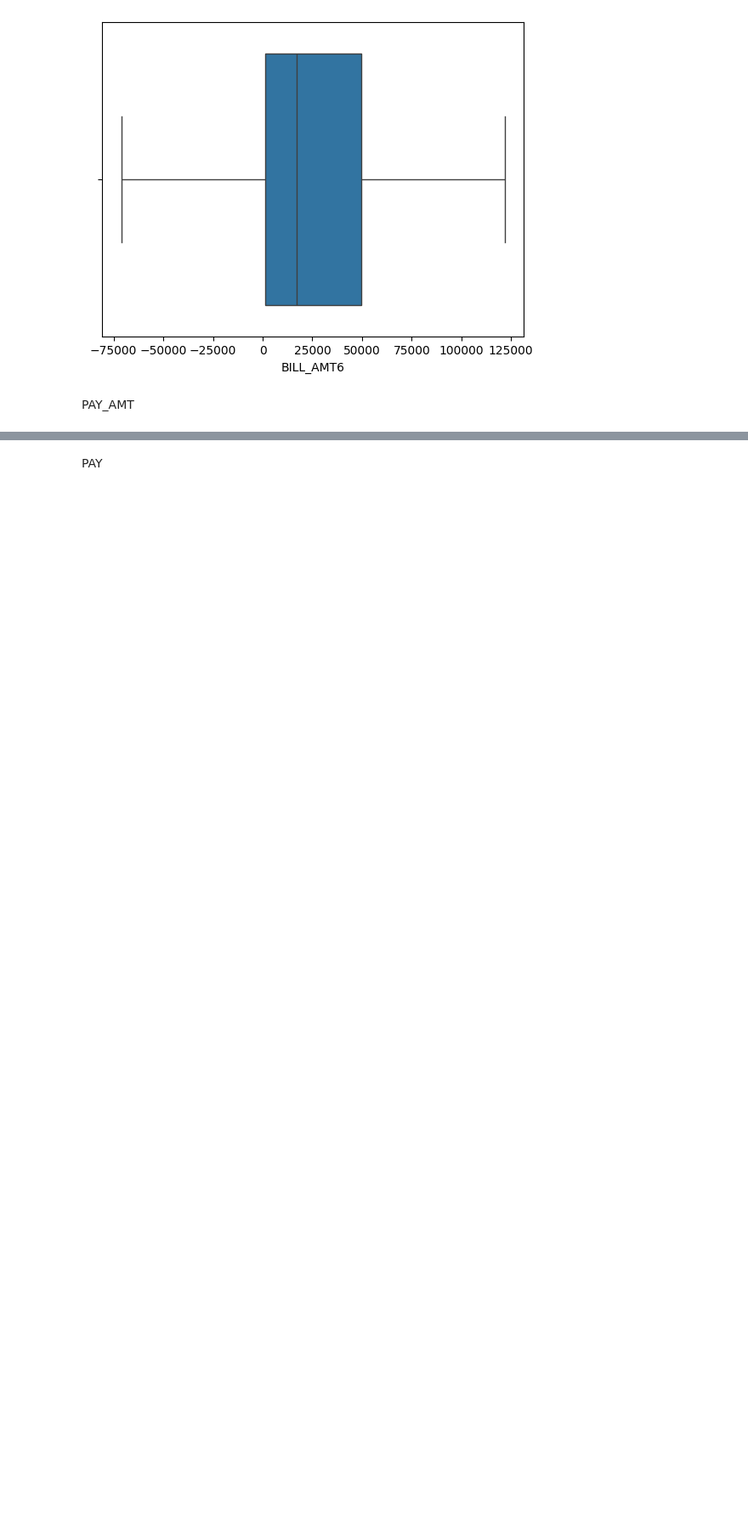
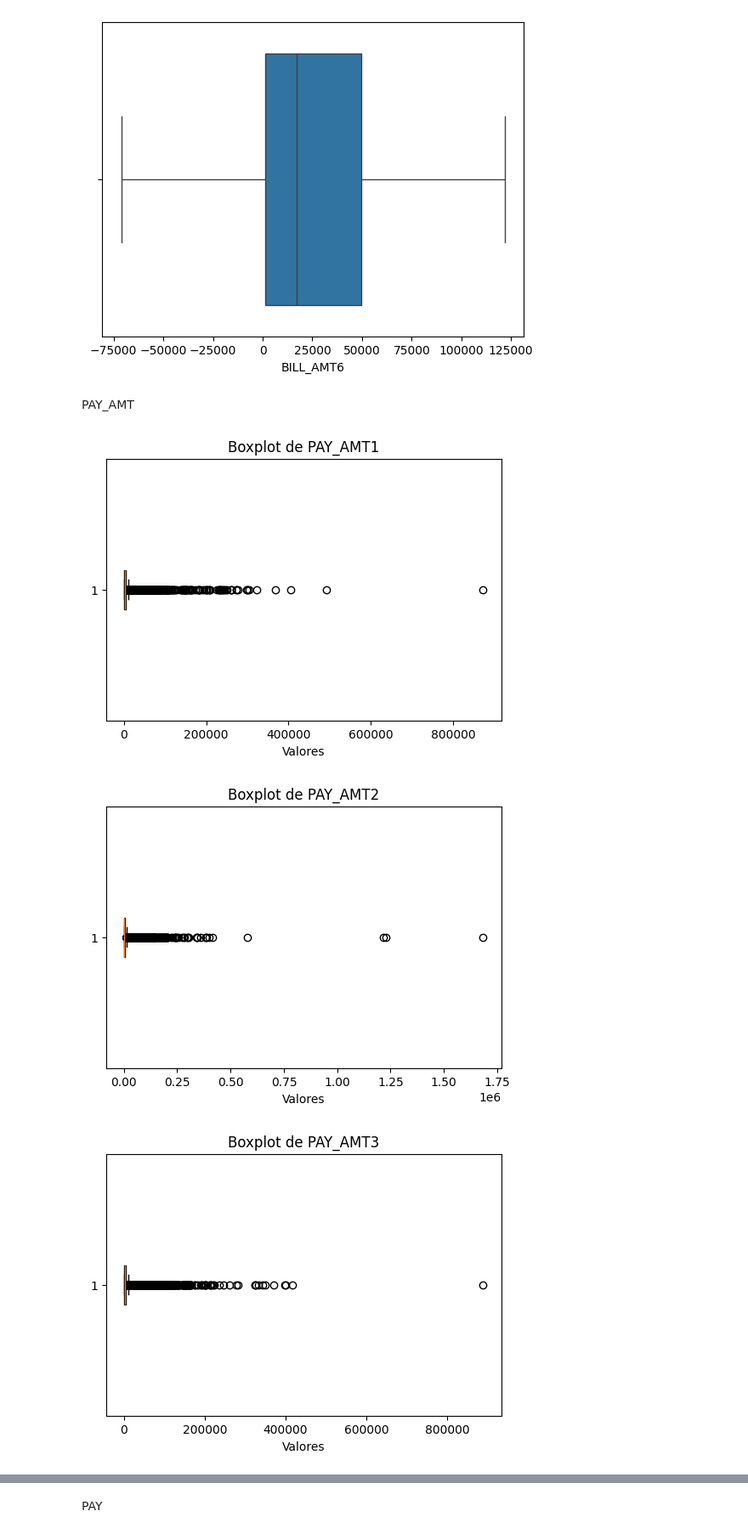
Before and after one commit to HammadN98/inadimplencia_em_cartoes_de_credito, a Jupyter notebook: inadimplecia_credito.ipynb, the cells around one changed output, grey strips where cells are left out. Shown at 85% size. Drawn from its saved outputs; the diff is of its cells as text; code cells hidden in the pictures; blank space fills up the shorter version.

```diff
--- a/inadimplecia_credito.ipynb
+++ b/inadimplecia_credito.ipynb
@@ -419,8 +419,7 @@ pd.DataFrame(resultados_outliers).T
 # %% [markdown]
 Considerando que os outliers correspondem a um pouco menos que 10% dos dados eles serao tyratados tambem com capping.
 # %%
-# Dicionário com limites superiores e inferiores
-limits = {
+limites_bill_amt = {
     'BILL_AMT1': {'lower': -92902.5, 'upper': 164343.5},
     'BILL_AMT2': {'lower': -89877.375, 'upper': 157795.625},
     'BILL_AMT3': {'lower': -84524.5, 'upper': 148037.5},
@@ -429,10 +428,10 @@ limits = {
     'BILL_AMT6': {'lower': -71087.625, 'upper': 121793.375},
 }
 
-# Aplicação do capping
+# Capping
 for col in bill:
-    lower_limit = limits[col]['lower']
-    upper_limit = limits[col]['upper']
+    lower_limit = limites_bill_amt[col]['lower']
+    upper_limit = limites_bill_amt[col]['upper']
     # Substituindo valores acima do limite superior
     dados[col] = dados[col].apply(lambda x: upper_limit if x > upper_limit else x)
     # Substituindo valores abaixo do limite inferior
@@ -450,3 +449,11 @@ for b in bill:
 [figure]
 # %% [markdown]
 PAY_AMT
+# %%
+resultados_pay_amt_outliers = verificar_outliers(dados, pay_amt)
+
+pd.DataFrame(resultados_pay_amt_outliers).T
+# %% [output]
+[figure, added]
+[figure, added]
+[figure, added]
```
Also changed, not shown: parts of 8 cells of this notebook.
